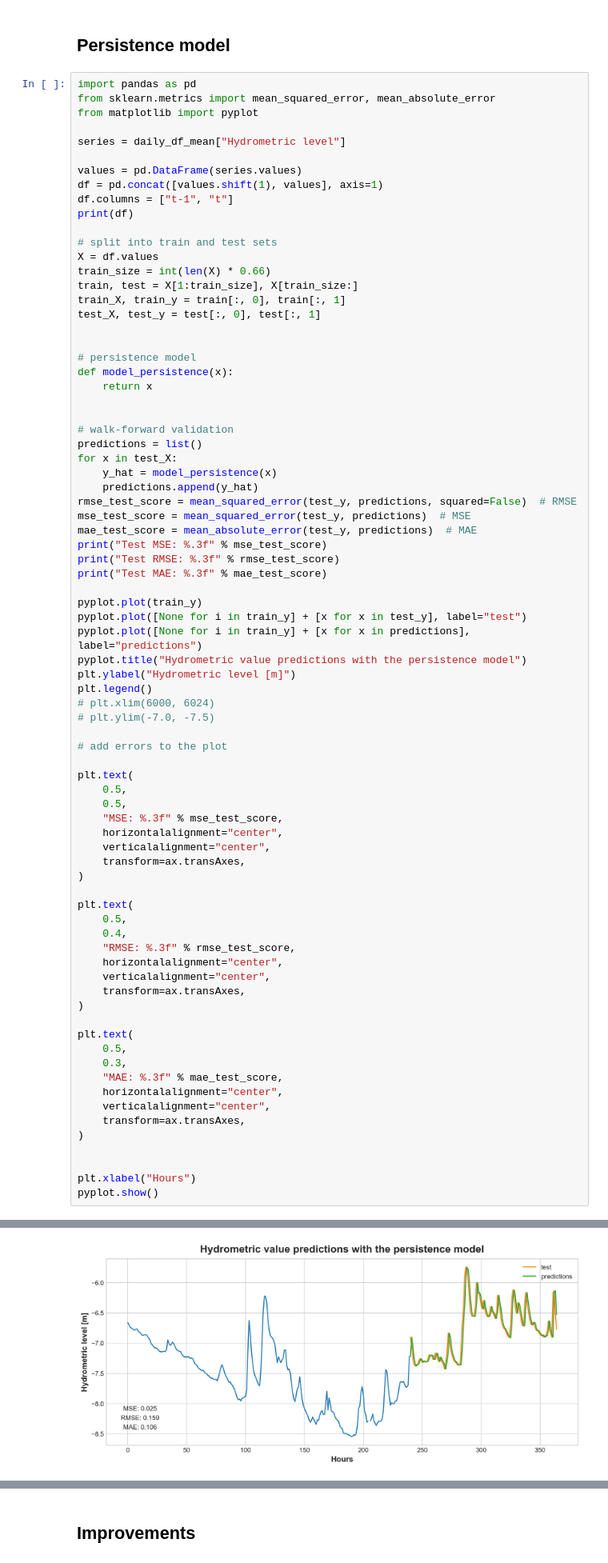
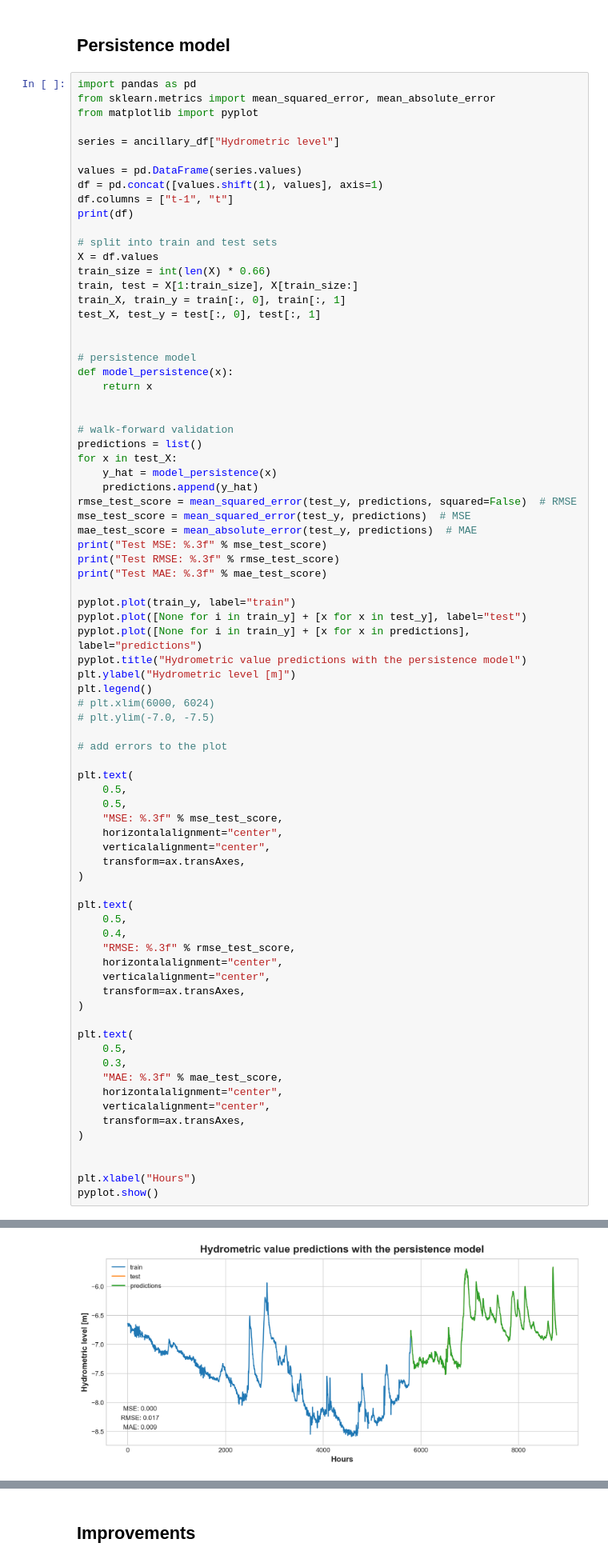
Before and after one commit to angyaloliver/bip-ml4eo, a Jupyter notebook: src/bip-ml4eo.ipynb, the cells around one changed output, grey strips where cells are left out. Shown at 80% size. Saved outputs shown, nothing was run; the diff lists cells and outputs as text.

Commit message:
Add label to diagrams

```diff
--- a/src/bip-ml4eo.ipynb
+++ b/src/bip-ml4eo.ipynb
@@ -665,7 +665,7 @@ import pandas as pd
 from sklearn.metrics import mean_squared_error, mean_absolute_error
 from matplotlib import pyplot
 
-series = daily_df_mean["Hydrometric level"]
+series = ancillary_df["Hydrometric level"]
 
 values = pd.DataFrame(series.values)
 df = pd.concat([values.shift(1), values], axis=1)
@@ -697,7 +697,7 @@ print("Test MSE: %.3f" % mse_test_score)
 print("Test RMSE: %.3f" % rmse_test_score)
 print("Test MAE: %.3f" % mae_test_score)
 
-pyplot.plot(train_y)
+pyplot.plot(train_y, label="train")
 pyplot.plot([None for i in train_y] + [x for x in test_y], label="test")
 pyplot.plot([None for i in train_y] + [x for x in predictions], label="predictions")
 pyplot.title("Hydrometric value predictions with the persistence model")
@@ -759,4 +759,4 @@ Test MAE: 0.106
-[figure, old version]
+[figure, new version]
 # %%
 mse_test_score, rmse_test_score, mae_test_score
 # %% [output]
```
Also changed, not shown: parts of 4 cells of this notebook.
